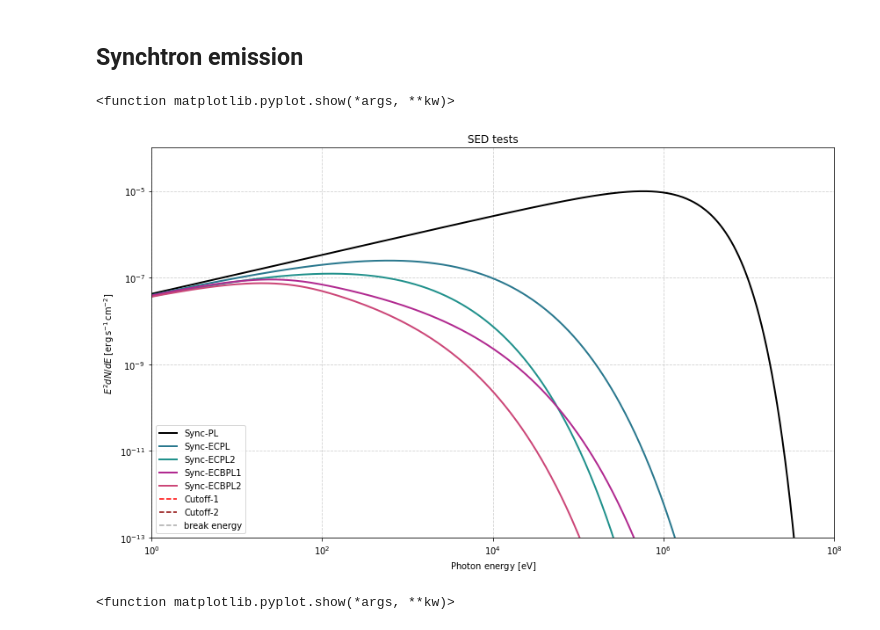
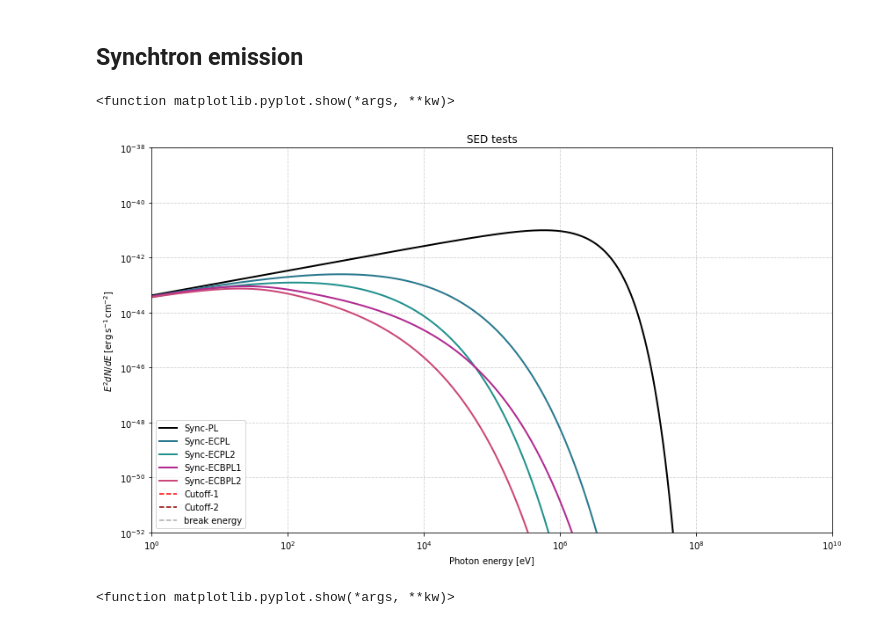
Before and after one commit to TobiaMatcovich/GRBmodelling, a Jupyter notebook: TEST.ipynb, the cells around one changed output. Drawn from its saved outputs; the diff is of its cells as text; code cells hidden in the pictures.

```diff
--- a/TEST.ipynb
+++ b/TEST.ipynb
@@ -140,7 +140,9 @@ cmap2= plt.cm.plasma
 colori2 = [cmap2(i) for i in np.linspace(0.3, 0.8, lunghezza_colori)]
 
 # Definiamo i parametri del modello
-amplitude = 1e36 *u.Unit('1/eV')
+#amplitude = 1e36 *u.Unit('1/eV')
+amplitude = 1. *u.Unit('1/eV')
+
 e_0 = 1*u.TeV  # Energia di riferimento
 alpha_1 = 2.1
 alpha_2= 3.5
@@ -180,36 +182,36 @@ sed_SYN5 = SYN5.sed(spectrum_energy, distance=1.5*u.kpc)
 # Plot
 plt.figure(figsize=(12,7))
 #plt.rc('font', family='sans')
 #plt.rc('mathtext', fontset='custom')
 
 plt.loglog(spectrum_energy,sed_SYN,lw=2,label='Sync-PL',c="black")
 plt.loglog(spectrum_energy,sed_SYN2,lw=2,label='Sync-ECPL',c=colori1[1])
 plt.loglog(spectrum_energy,sed_SYN3,lw=2,label='Sync-ECPL2',c=colori1[2])
 
 plt.loglog(spectrum_energy,sed_SYN4,lw=2,label='Sync-ECBPL1',c=colori2[1])
 plt.loglog(spectrum_energy,sed_SYN5,lw=2,label='Sync-ECBPL2',c=colori2[2])
 
 plt.axvline(e_cut1.to(u.eV).value, color='red', linestyle='--', label="Cutoff-1")
 plt.axvline(e_cut2.to(u.eV).value, color='darkred', linestyle='--', label="Cutoff-2")
 
 plt.axvline(e_break.to(u.eV).value, color='darkgray', linestyle='--', label="break energy")
 
 plt.xlabel('Photon energy [{0}]'.format(spectrum_energy.unit.to_string('latex_inline')))
 plt.ylabel('$E^2 dN/dE$ [{0}]'.format(sed_SYN.unit.to_string('latex_inline')))
-plt.ylim(1e-13, 1e-4)
-plt.xlim(1e0, 1e8)
+plt.ylim(1e-52,1e-38)
+plt.xlim(1e0, 1e10)
 plt.tight_layout()
 plt.legend(loc='lower left')
 plt.legend(loc='lower left')
 
 
 plt.title( r'SED tests')
 
 plt.grid(True, which="both", linestyle="--", alpha=0.6)
 plt.show
 # %% [output]
 <function matplotlib.pyplot.show(*args, **kw)>
-[figure, old version]
+[figure, new version]
 # %%
 # Plot
 plt.figure(figsize=(12,7))
```
Also changed, not shown: parts of 2 cells of this notebook, 2 other files.
